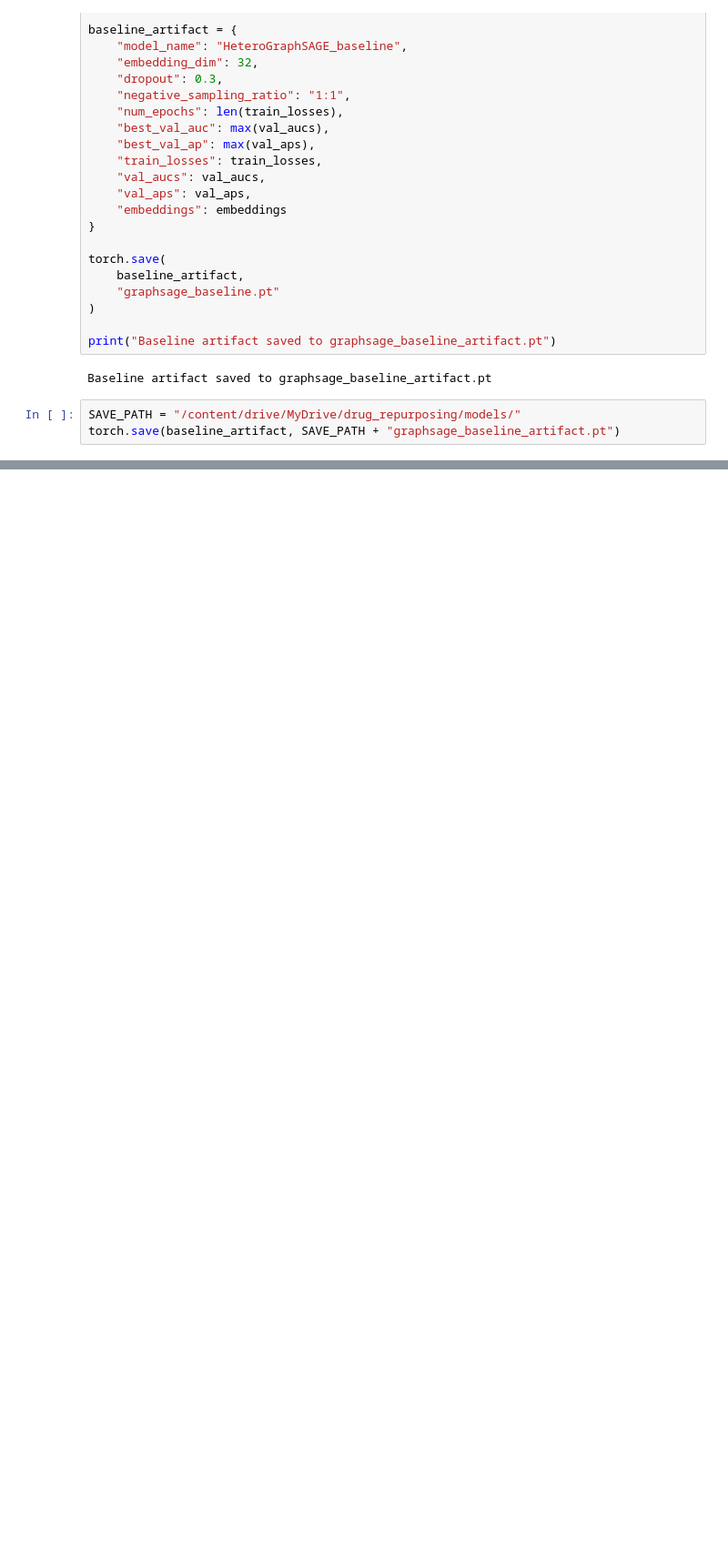
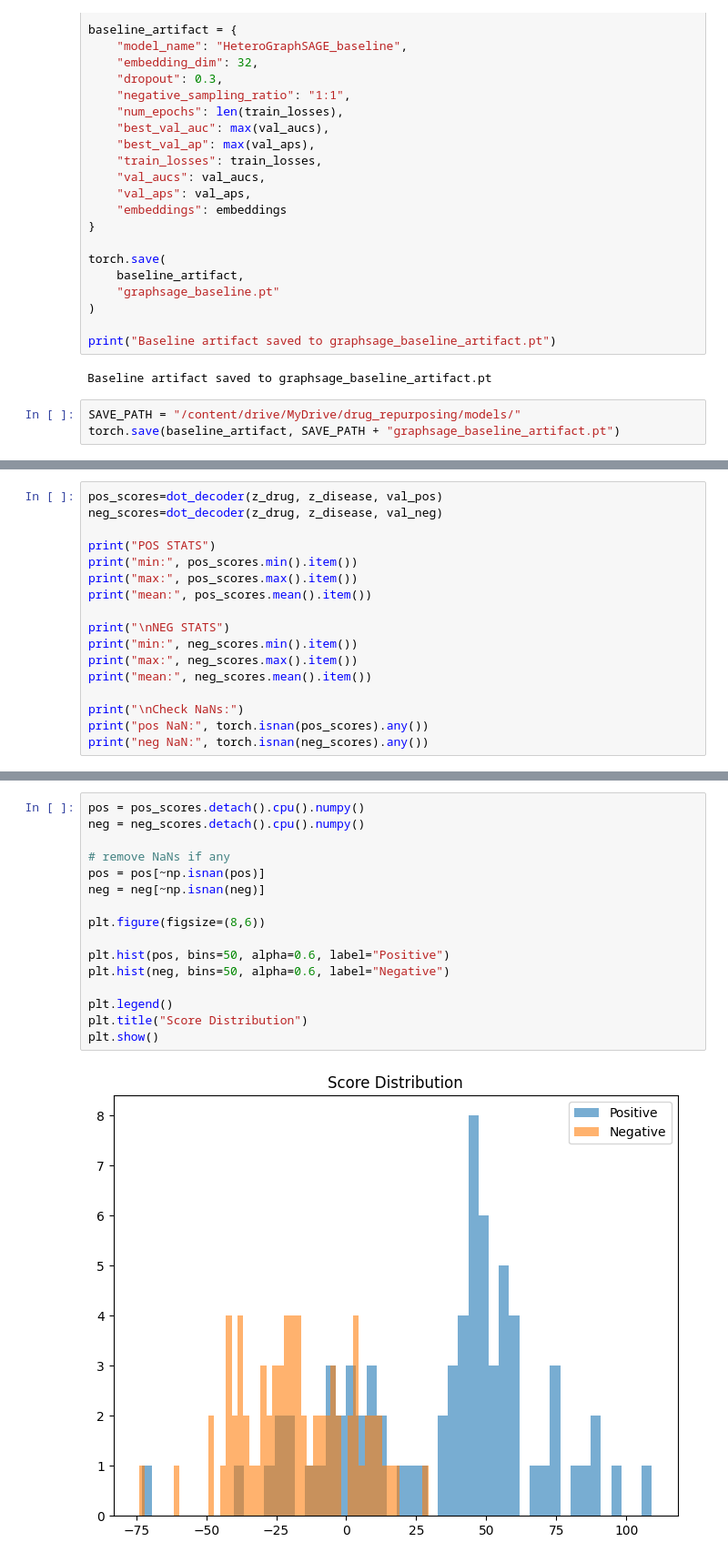
Before and after one commit to anjipoo/seminar_drug_repurp, a Jupyter notebook: notebooks/graphsage.ipynb, the cells around one changed output, grey strips where cells are left out. Shown at 91% size. Saved outputs shown, nothing was run; the diff lists cells and outputs as text; blank space fills up the shorter version.

```diff
--- a/notebooks/graphsage.ipynb
+++ b/notebooks/graphsage.ipynb
@@ -329,0 +400,17 @@ torch.save(baseline_artifact, SAVE_PATH + "graphsage_baseline_artifact.pt")
+# %%
+pos_scores=dot_decoder(z_drug, z_disease, val_pos)
+neg_scores=dot_decoder(z_drug, z_disease, val_neg)
+
+print("POS STATS")
+print("min:", pos_scores.min().item())
+print("max:", pos_scores.max().item())
+print("mean:", pos_scores.mean().item())
+
+print("\nNEG STATS")
+print("min:", neg_scores.min().item())
+print("max:", neg_scores.max().item())
+print("mean:", neg_scores.mean().item())
+
+print("\nCheck NaNs:")
+print("pos NaN:", torch.isnan(pos_scores).any())
+print("neg NaN:", torch.isnan(neg_scores).any())
@@ -329,0 +431,18 @@ torch.save(baseline_artifact, SAVE_PATH + "graphsage_baseline_artifact.pt")
+# %%
+pos = pos_scores.detach().cpu().numpy()
+neg = neg_scores.detach().cpu().numpy()
+
+# remove NaNs if any
+pos = pos[~np.isnan(pos)]
+neg = neg[~np.isnan(neg)]
+
+plt.figure(figsize=(8,6))
+
+plt.hist(pos, bins=50, alpha=0.6, label="Positive")
+plt.hist(neg, bins=50, alpha=0.6, label="Negative")
+
+plt.legend()
+plt.title("Score Distribution")
+plt.show()
+# %% [output]
+[figure, added]
```
Also changed, not shown: parts of 8 cells of this notebook, 4 other files.
